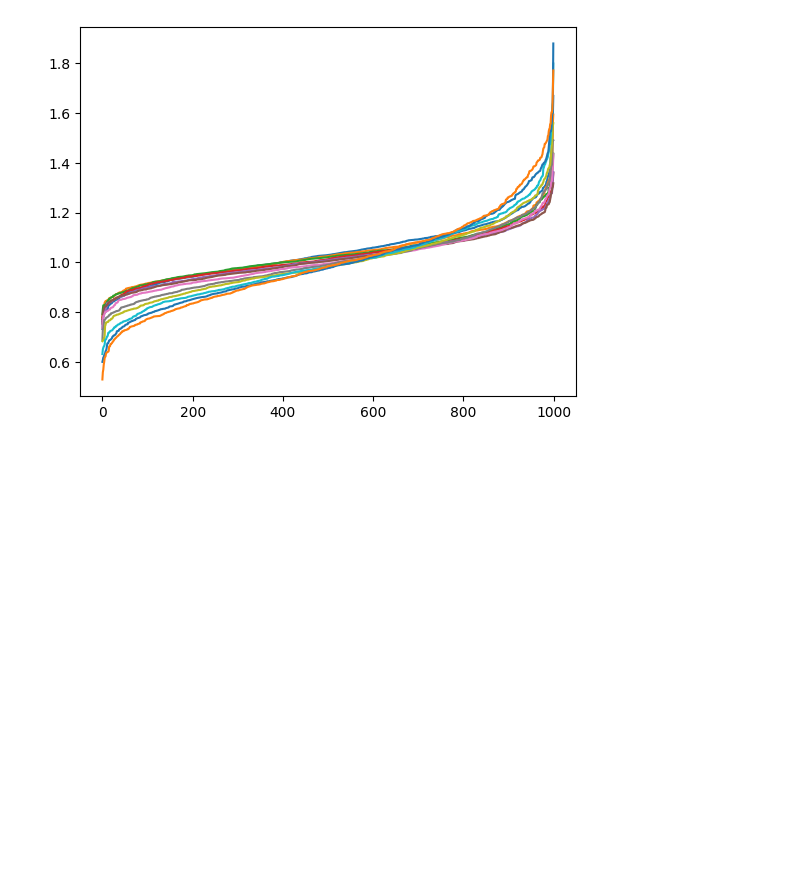
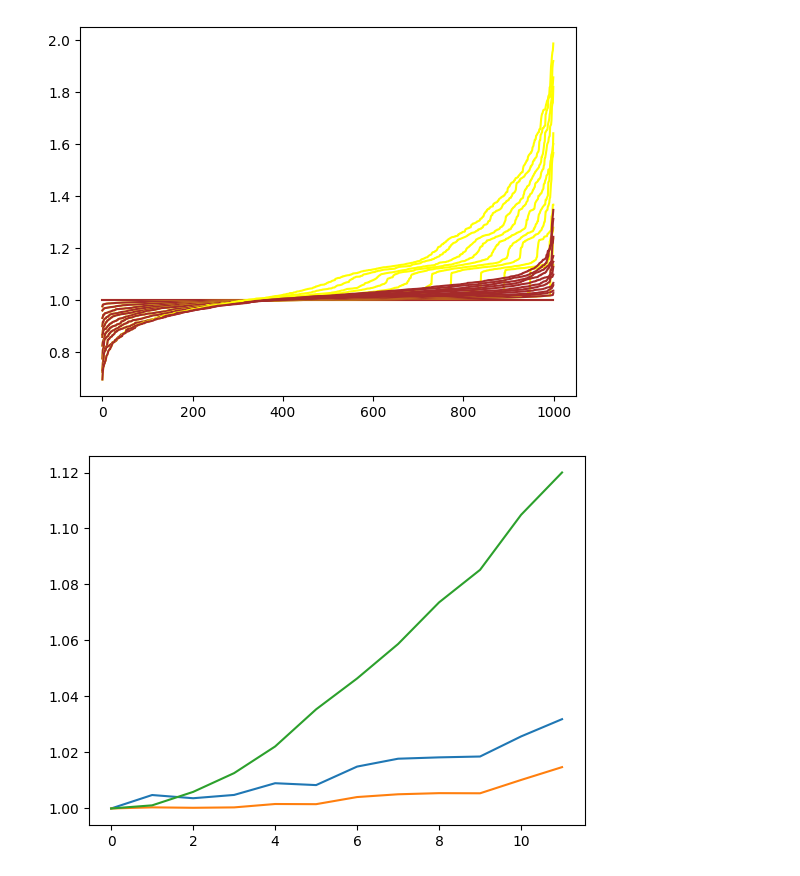
Before and after one commit to Sy-Sang/finance_utils, a Jupyter notebook: finance_utils/asset/spot/nb/nb2.ipynb, the cells around one changed output. Drawn from its saved outputs; the diff is of its cells as text; code cells hidden in the pictures; blank space fills up the shorter version.

```diff
--- a/finance_utils/asset/spot/nb/nb2.ipynb
+++ b/finance_utils/asset/spot/nb/nb2.ipynb
@@ -18,4 +19,4 @@ stock = Spot("10001", 100, ["day", 0])
 # %%
-stock_process = GBM(stock.name, 100, 0, 0.015, 366, "2024-1-1", "day", 1)
+stock_process = GBM(stock.name, 100, 0.03/12, 0.08, 12, "2024-1-1", "month", 1)
 multi_pathing = stock_process.multi_pathing(base_trader, stock, 1000)
 # %%
@@ -40,6 +48,0 @@ for i,t in enumerate(multi_pathing.timeline):
-# %%
-for i,y in enumerate(yield_list):
-    pyplot.plot(numpy.sort(y))
-pyplot.show()
-# %% [output]
-[figure, removed]
@@ -45,0 +86,41 @@ pyplot.show()
+# %%
+s2_multi_pathing = multi_pathing.clone_with_new_trader(s2_trader)
+s2_trader_yield_list = []
+for i,t in enumerate(s2_multi_pathing.timeline):
+    t:TimeStamp
+    price_slice = []
+    yield_slice = []
+
+    for j in range(s2_multi_pathing.size[1]):
+        path_value = s2_multi_pathing.processes[j].get_price(t)
+        if s2_multi_pathing.trades[j].in_position(stock.name) > 0:
+            cost = s2_multi_pathing.trades[j].position[stock.name].holding_cost()
+            if path_value.price < cost:
+                stock.purchased_to(s2_multi_pathing.trades[j], path_value.price, 20000, t)
+            # elif path_value.price > cost * 1.2:
+            #     stock.sold_to(s2_multi_pathing.trades[j], path_value.price, None, t)
+            #     s2_multi_pathing.trades[j].position[stock.name].simplify(t)
+        else:
+            stock.purchased_to(s2_multi_pathing.trades[j], path_value.price, 20000, t)
+
+        yield_slice.append(s2_multi_pathing.trades[j].net_worth_rate(**path_value.dic))
+    s2_trader_yield_list.append(yield_slice)
+# %%
+mlist = []
+for i,y in enumerate(base_trader_yield_list):
+
+    mlist.append([numpy.mean(asset_yield_list[i]), numpy.mean(y), numpy.mean(s1_trader_yield_list[i])])
+    # pyplot.plot(numpy.sort(y), color="red")
+    # pyplot.plot(numpy.sort(asset_yield_list[i]), color="blue")
+    pyplot.plot(numpy.sort(s1_trader_yield_list[i]), color="yellow")
+    pyplot.plot(numpy.sort(s2_trader_yield_list[i]), color="brown")
+pyplot.show()
+
+marray = numpy.array(mlist)
+pyplot.plot(marray[:,0], label="spot")
+pyplot.plot(marray[:,1], label="trader")
+pyplot.plot(marray[:,2], label="s1")
+pyplot.show()
+# %% [output]
+[figure, added]
+[figure, added]
```
Also changed, not shown: parts of 6 cells of this notebook, 5 other files.
